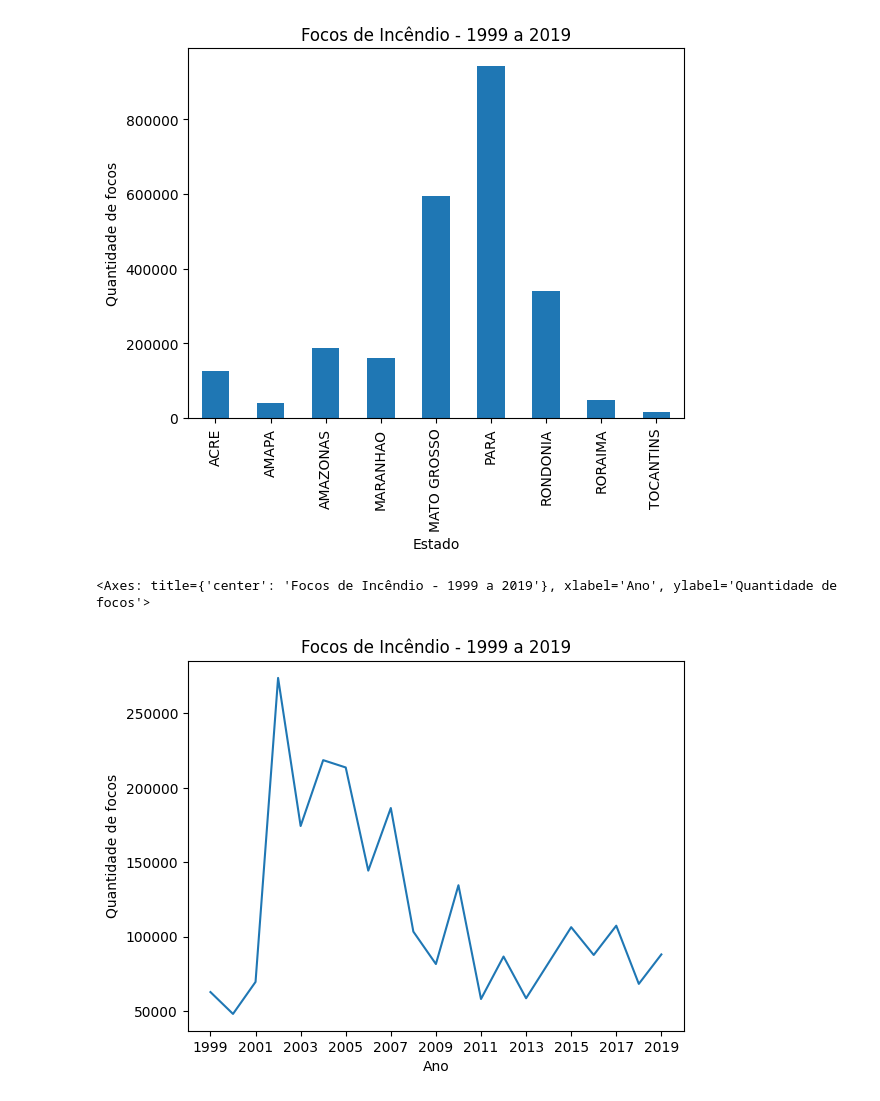
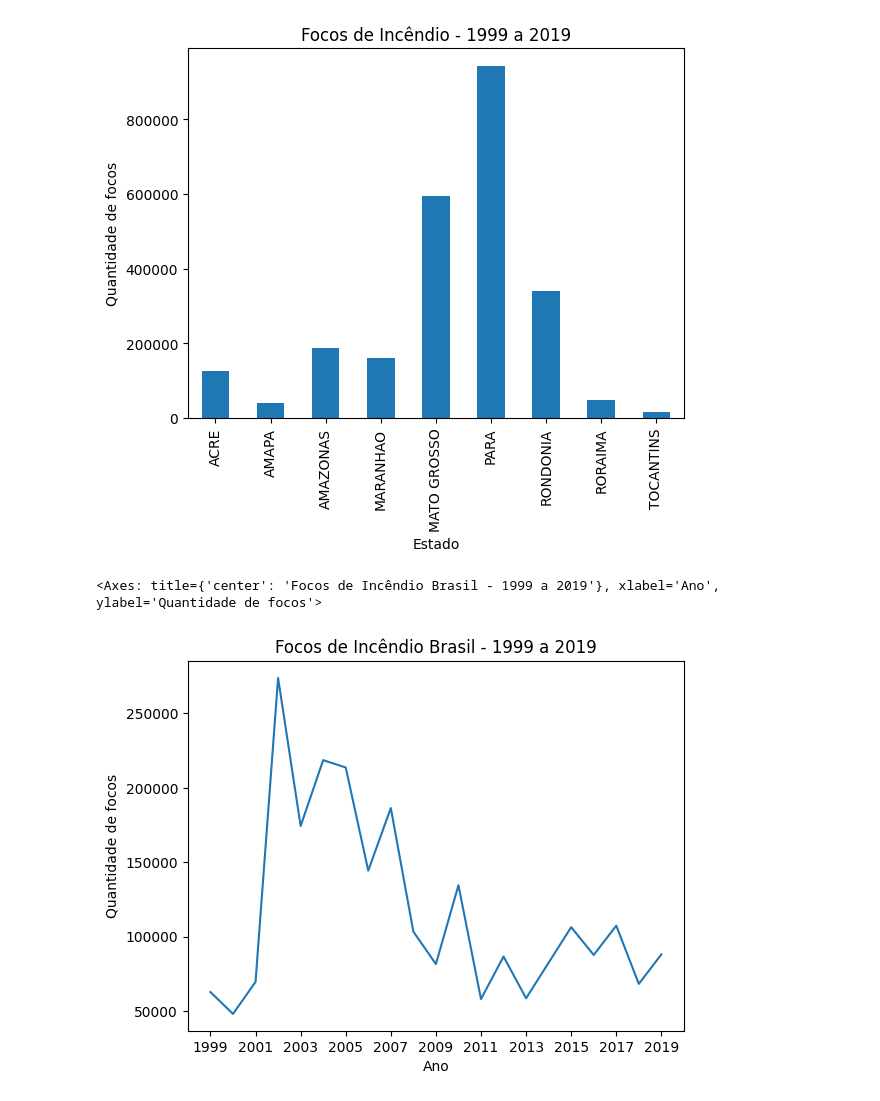
Before and after one commit to MatheusRobles/Projeto_Pandas, a Jupyter notebook: Analise_Exploratoria_Amazonia.ipynb, the cells around one changed output. Cells and saved outputs as stored; diff of their text form; code cells hidden in the pictures.

Commit message:
update and add graph

```diff
--- a/Analise_Exploratoria_Amazonia.ipynb
+++ b/Analise_Exploratoria_Amazonia.ipynb
@@ -203,8 +215,8 @@ df2.groupby('state')['firespots'].sum().plot(kind='bar',xlabel='Estado',ylabel='
 <Axes: title={'center': 'Focos de Incêndio - 1999 a 2019'}, xlabel='Estado', ylabel='Quantidade de focos'>
 [figure]
 # %%
-df2.groupby('year')['firespots'].sum().plot(kind='line',xlabel='Ano',ylabel='Quantidade de focos',title='Focos de Incêndio - 1999 a 2019',
+df2.groupby('year')['firespots'].sum().plot(kind='line',xlabel='Ano',ylabel='Quantidade de focos',title='Focos de Incêndio Brasil - 1999 a 2019',
                                             xticks=[x for x in range(1999,2020,2)])
 # %% [output]
-<Axes: title={'center': 'Focos de Incêndio - 1999 a 2019'}, xlabel='Ano', ylabel='Quantidade de focos'>
+<Axes: title={'center': 'Focos de Incêndio Brasil - 1999 a 2019'}, xlabel='Ano', ylabel='Quantidade de focos'>
-[figure, old version]
+[figure, new version]
```
Also changed, not shown: parts of 4 cells of this notebook.
